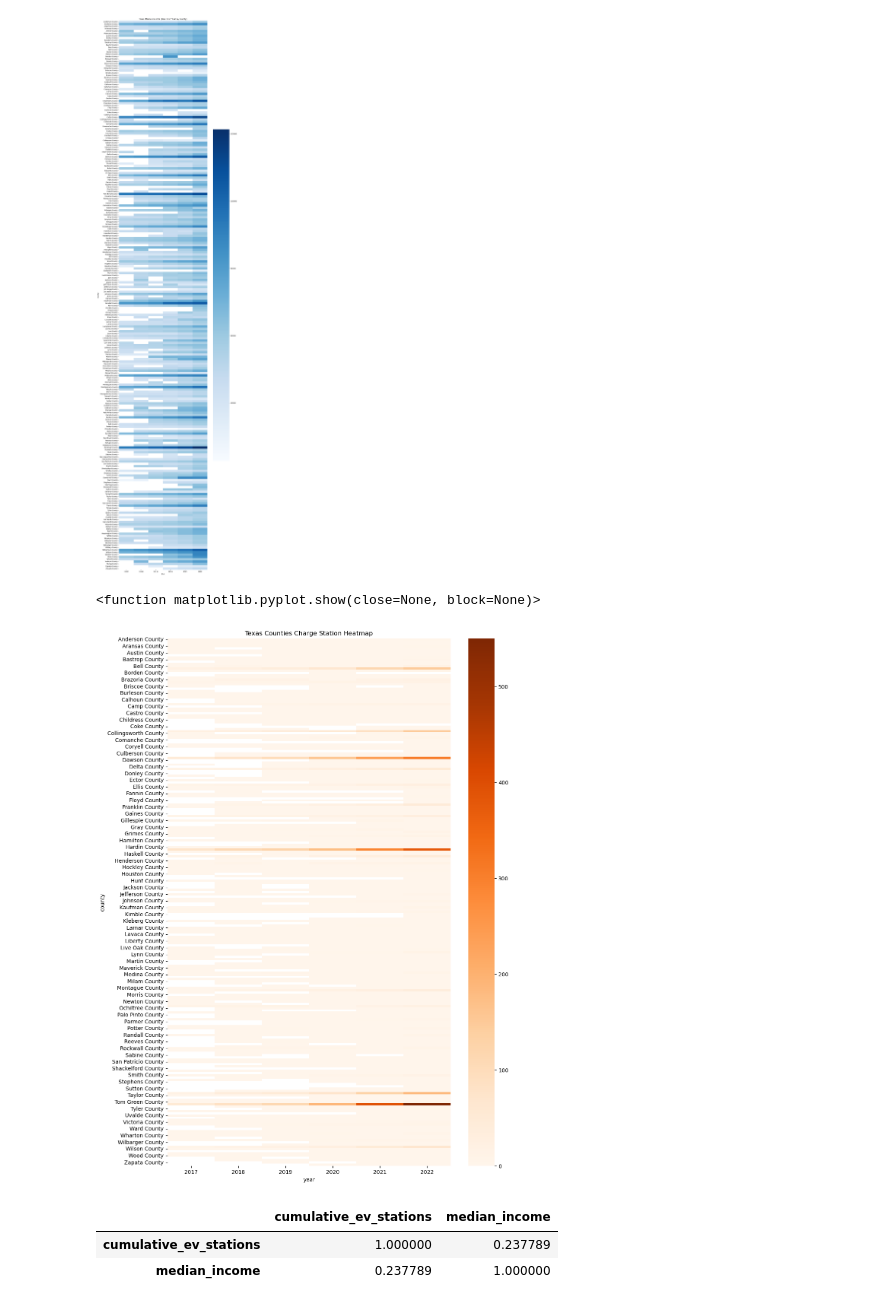
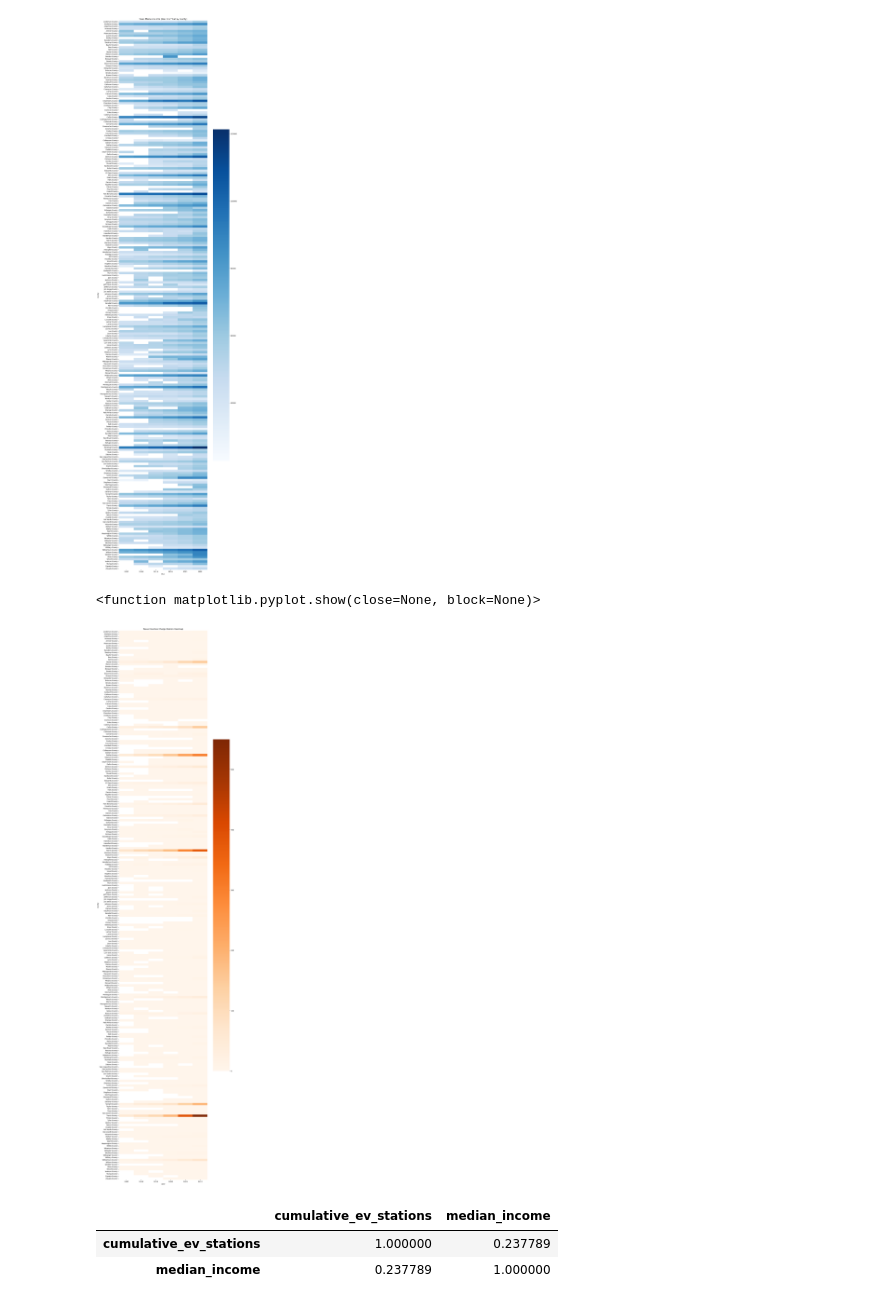
Before and after one commit to rune-encoder/Project-1, a Jupyter notebook: notebooks/individual_work/bryce_exploration/Data Cleaning/TX_Income_DataVis.ipynb, the cells around one changed output. Cells and saved outputs as stored; diff of their text form; code cells hidden in the pictures.

```diff
--- a/notebooks/individual_work/bryce_exploration/Data Cleaning/TX_Income_DataVis.ipynb
+++ b/notebooks/individual_work/bryce_exploration/Data Cleaning/TX_Income_DataVis.ipynb
@@ -123,22 +123,22 @@ plt.show
 # %%
 #Generate Heatmap to chart charging station infrastructure by year per county
 tx_charge_pivot = tx_ev_df.pivot_table(index="county", columns="year", values= "cumulative_ev_stations")
 y_labels_income = tx_ev_df["county"]
-plt.figure(figsize=(12,18))
+plt.figure(figsize=(12,60))
 plt.yticks(ticks=range(len(y_labels_income)), labels=y_labels_income, fontsize=10)
 sns.heatmap(tx_charge_pivot, cmap="Oranges", fmt=".0f") #removed annot=True
 plt.title("Texas Counties Charge Station Heatmap")
 
 #Export and save figure
 file_name = "tx_county_charging_vis.png"
 file_path = Path(f"../../../../reports/figures/income_by_county/{file_name}")
 
-#plt.savefig(file_path)
+plt.savefig(file_path)
 
 plt.show
 # %% [output]
 <function matplotlib.pyplot.show(close=None, block=None)>
-[figure, old version]
+[figure, new version]
 # %%
 #Limited Correlation
 
```
Also changed, not shown: parts of 1 cell of this notebook, 2 other files.
